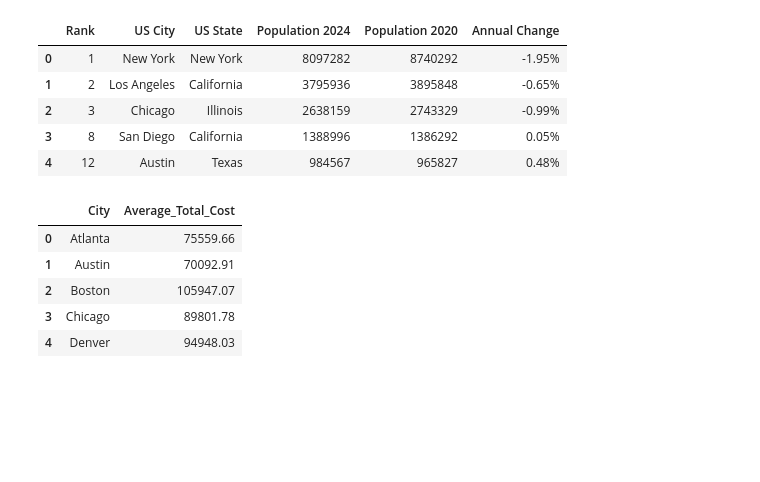
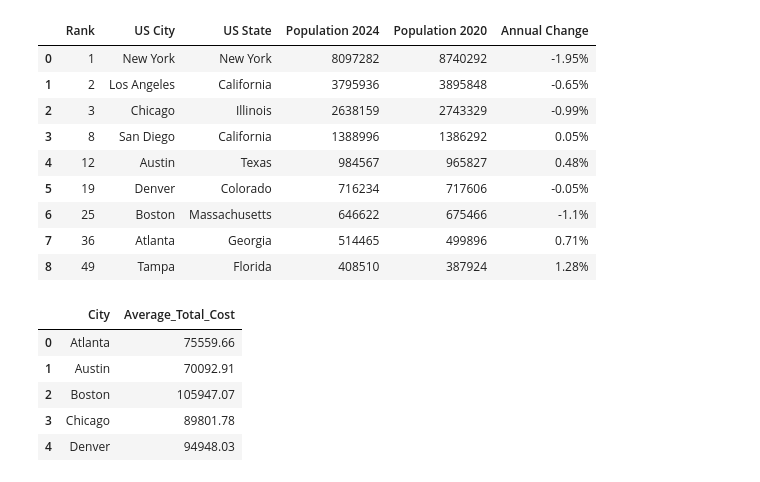
Before and after one commit to benschatz97/group_project_1, a Jupyter notebook: cooper2/merged_data.ipynb, the cells around one changed output. Cells and saved outputs as stored; diff of their text form; code cells hidden in the pictures; blank space fills up the shorter version.

```diff
--- a/cooper2/merged_data.ipynb
+++ b/cooper2/merged_data.ipynb
@@ -7,17 +14,21 @@ import numpy as np
 # created a csv of Vraj's population dataframe
 #loaded the (2) DataFrames - population and total cost of living
 
-df1 = pd.read_csv(r"./population.csv")
-df2 = pd.read_csv(r"./avg_total_cost_of_living.csv")
+df1 = pd.read_csv(r"population.csv")
+df2 = pd.read_csv(r"avg_total_cost_of_living.csv")
 # %%
-df1.head()
+df1.head(11)
 # %% [output]
 |  | Rank | US City | US State | Population 2024 | Population 2020 | Annual Change |
 | 0 | 1 | New York | New York | 8097282 | 8740292 | -1.95% |
 | 1 | 2 | Los Angeles | California | 3795936 | 3895848 | -0.65% |
 | 2 | 3 | Chicago | Illinois | 2638159 | 2743329 | -0.99% |
 | 3 | 8 | San Diego | California | 1388996 | 1386292 | 0.05% |
 | 4 | 12 | Austin | Texas | 984567 | 965827 | 0.48% |
+| 5 | 19 | Denver | Colorado | 716234 | 717606 | -0.05% |
+| 6 | 25 | Boston | Massachusetts | 646622 | 675466 | -1.1% |
+| 7 | 36 | Atlanta | Georgia | 514465 | 499896 | 0.71% |
+| 8 | 49 | Tampa | Florida | 408510 | 387924 | 1.28% |
 # %%
 df2.head()
 # %% [output]
```
Also changed, not shown: parts of 4 cells of this notebook, 5 other files.
